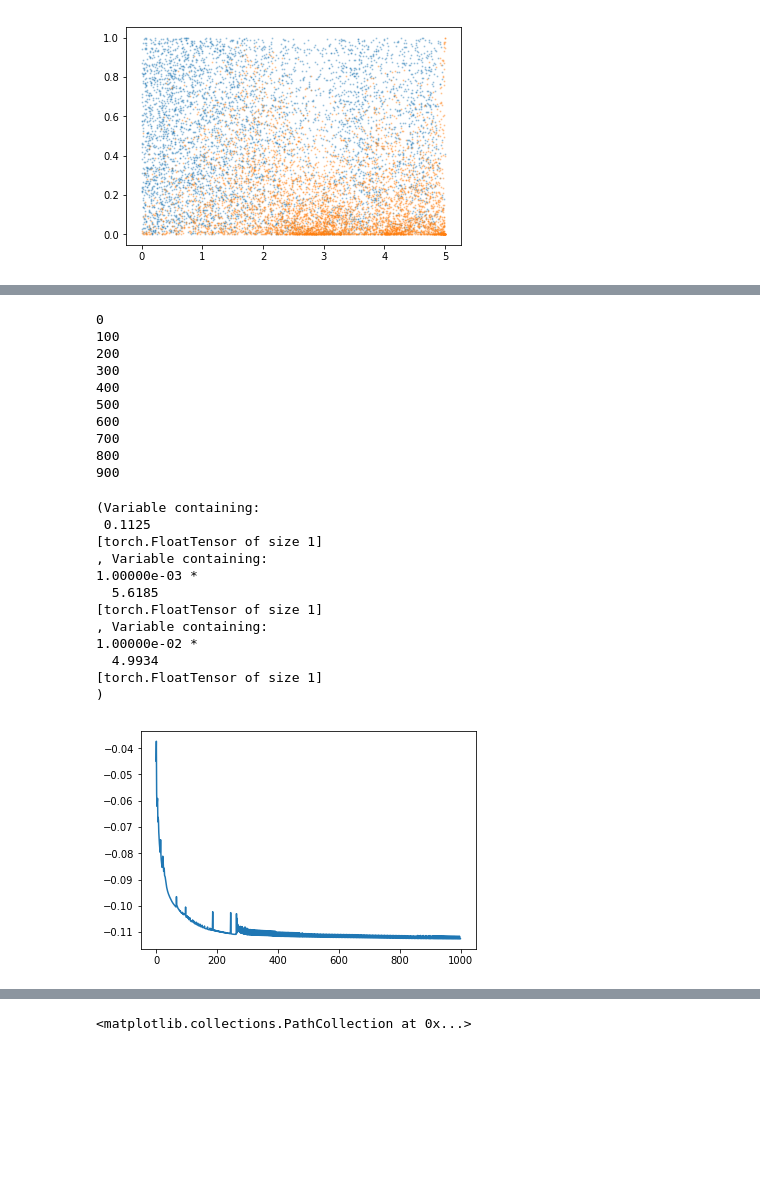
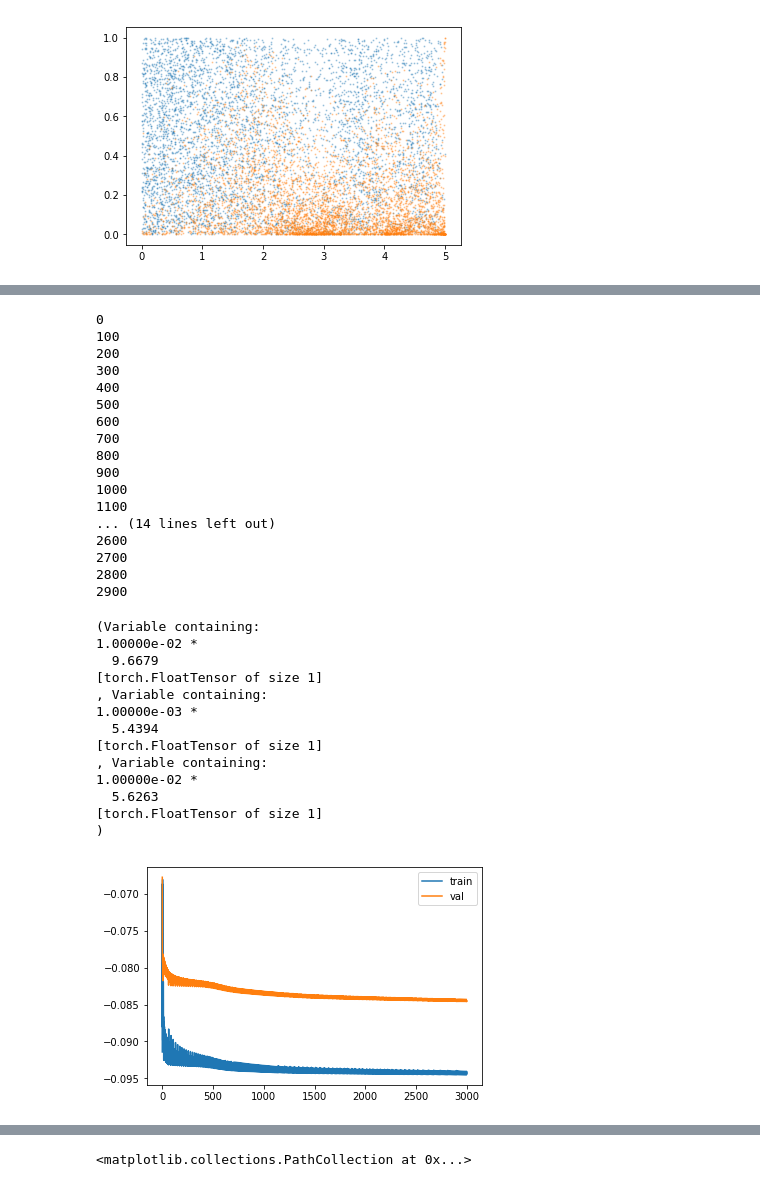
Before and after one commit to fxia22/NeuralFDR, a Jupyter notebook: 1d_experiments2.ipynb, the cells around one changed output, grey strips where cells are left out. Cells and saved outputs as stored; diff of their text form; code cells hidden in the pictures; blank space fills up the shorter version.

```diff
--- a/1d_experiments2.ipynb
+++ b/1d_experiments2.ipynb
@@ -50,6 +58,6 @@ plt.plot(np.log(loss_hist))
 # %%
-optimizer = optim.Adagrad(network.parameters(), lr = 0.01)
-loss_hist, s, s2 = train_network(network, optimizer, x, p, num_it = 1000)
+optimizer = optim.Adagrad(network.parameters(), lr = 0.01, weight_decay = 0.01)
+loss_hist, val_hist, s, s2 = train_network_val(network, optimizer, x, p, num_it = 3000)
 # %% [output]
 0
 100
@@ -61,23 +69,33 @@ loss_hist, s, s2 = train_network(network, optimizer, x, p, num_it = 1000)
 700
 800
 900
+1000
+1100
+... (14 lines left out)
+2600
+2700
+2800
+2900
 # %%
-plt.plot(loss_hist)
+plt.plot(loss_hist, label = 'train')
+plt.plot(val_hist, label = 'val')
+plt.legend()
 print(s,s2, s2/s)
 # %% [output]
 (Variable containing:
- 0.1125
+1.00000e-02 *
+  9.6679
 [torch.FloatTensor of size 1]
 , Variable containing:
 1.00000e-03 *
-  5.6185
+  5.4394
 [torch.FloatTensor of size 1]
 , Variable containing:
 1.00000e-02 *
-  4.9934
+  5.6263
 [torch.FloatTensor of size 1]
 )
-[figure, old version]
+[figure, new version]
 # %%
 n_samples = len(x)
 x_input = Variable(torch.from_numpy(x.astype(np.float32).reshape(n_samples ,1)))
```
Also changed, not shown: parts of 5 cells of this notebook, 2 other files.
